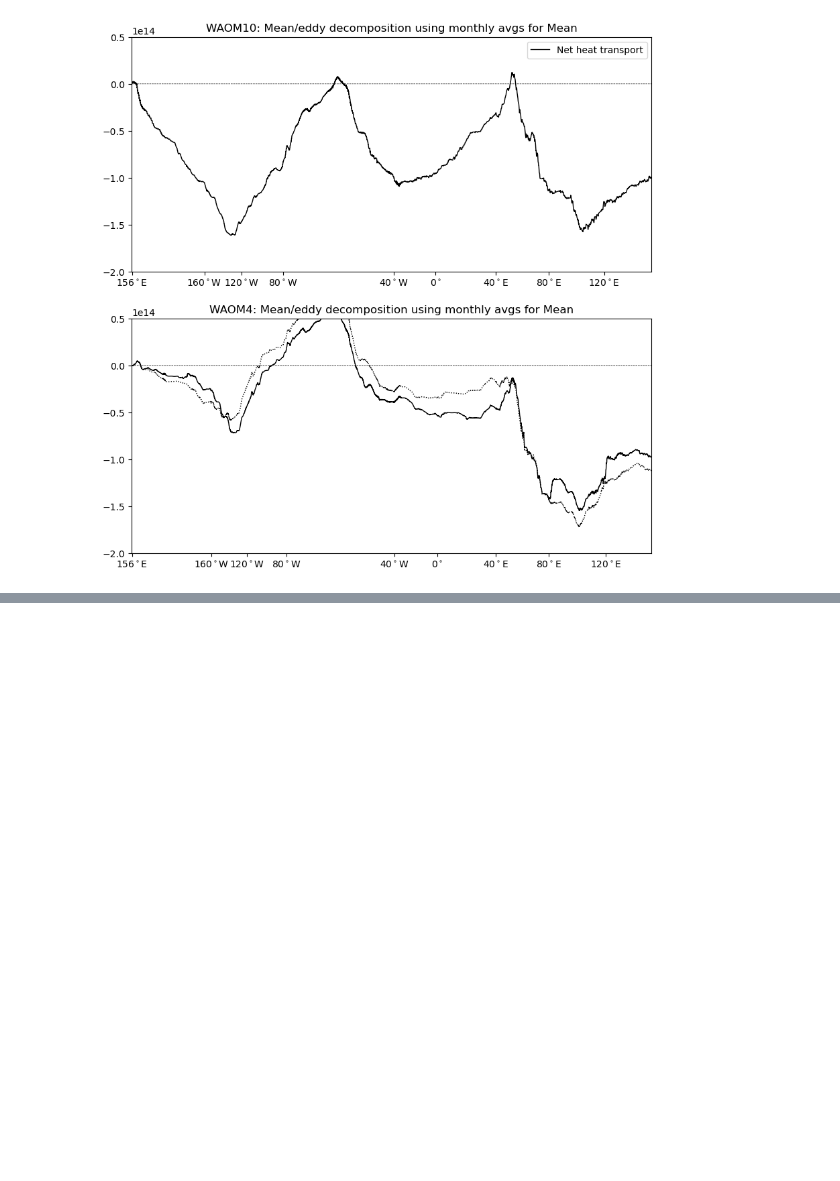
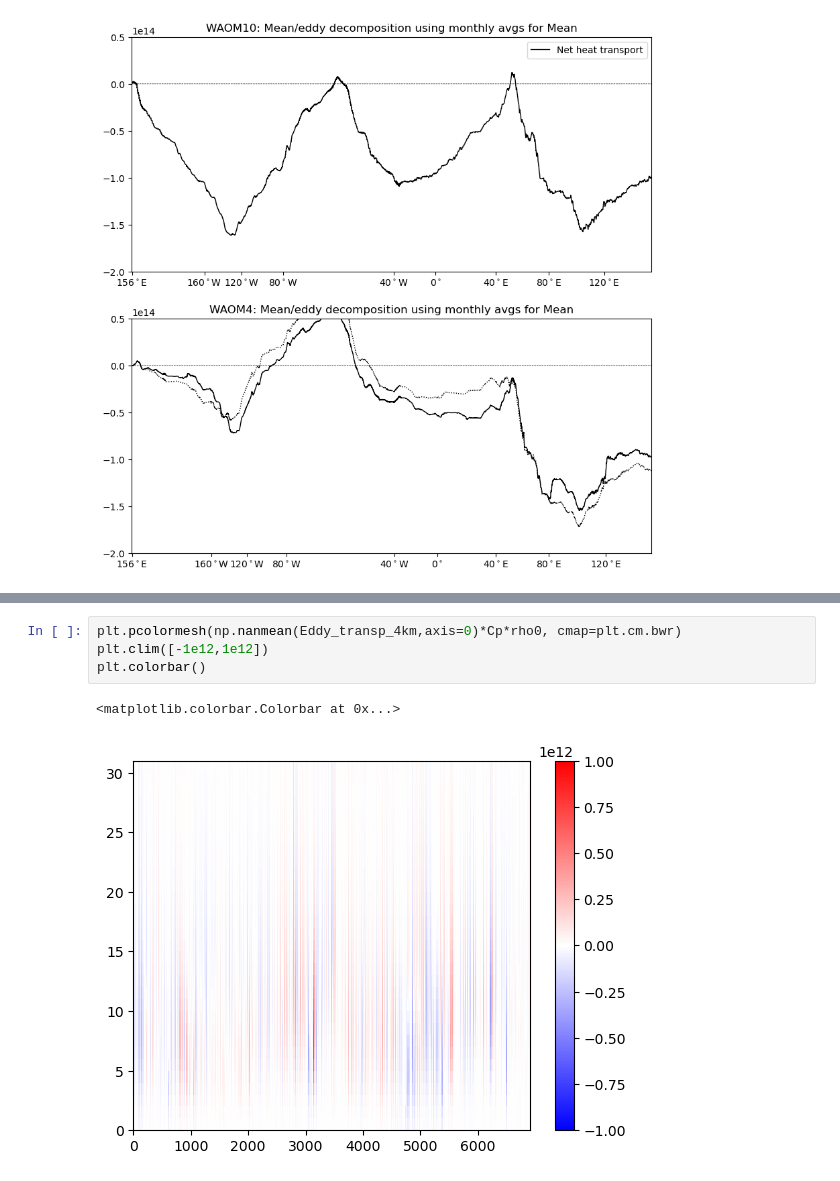
Before and after one commit to fabiobdias/waom_notebook, a Jupyter notebook: OHB_shelf/Cross-1500m/WAOM10x4x4NT_Cross-1500m_Mean-Eddy_decomp.ipynb, the cells around one changed output, grey strips where cells are left out. Drawn from its saved outputs; the diff is of its cells as text; blank space fills up the shorter version.

```diff
--- a/OHB_shelf/Cross-1500m/WAOM10x4x4NT_Cross-1500m_Mean-Eddy_decomp.ipynb
+++ b/OHB_shelf/Cross-1500m/WAOM10x4x4NT_Cross-1500m_Mean-Eddy_decomp.ipynb
@@ -653,0 +692,7 @@ ax[1].set_ylim(-2e14, .5e14)
+# %%
+plt.pcolormesh(np.nanmean(Eddy_transp_4km,axis=0)*Cp*rho0, cmap=plt.cm.bwr)
+plt.clim([-1e12,1e12])
+plt.colorbar()
+# %% [output]
+<matplotlib.colorbar.Colorbar at 0x...>
+[figure, added]
```
Also changed, not shown: parts of 12 cells of this notebook, 19 other files.
